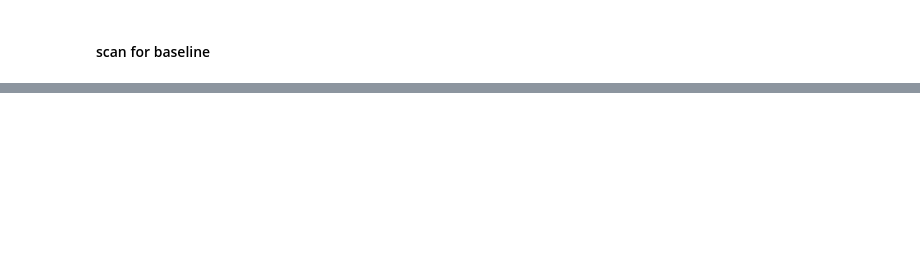
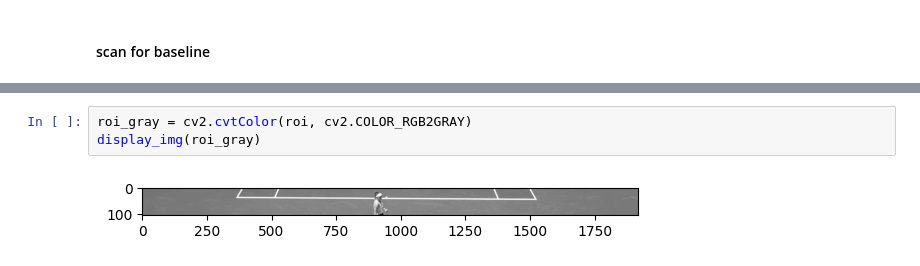
Before and after one commit to polymorvic/tennis-court-detection, a Jupyter notebook: notebooks/roi copy.ipynb, the cells around one changed output, grey strips where cells are left out. Drawn from its saved outputs; the diff is of its cells as text; blank space fills up the shorter version.

```diff
--- a/notebooks/roi copy.ipynb
+++ b/notebooks/roi copy.ipynb
@@ -76,0 +90,5 @@ baseline candidates
+# %%
+roi_gray = cv2.cvtColor(roi, cv2.COLOR_RGB2GRAY)
+display_img(roi_gray)
+# %% [output]
+[figure, added]
```
Also changed, not shown: parts of 13 cells of this notebook, 1 other file.
